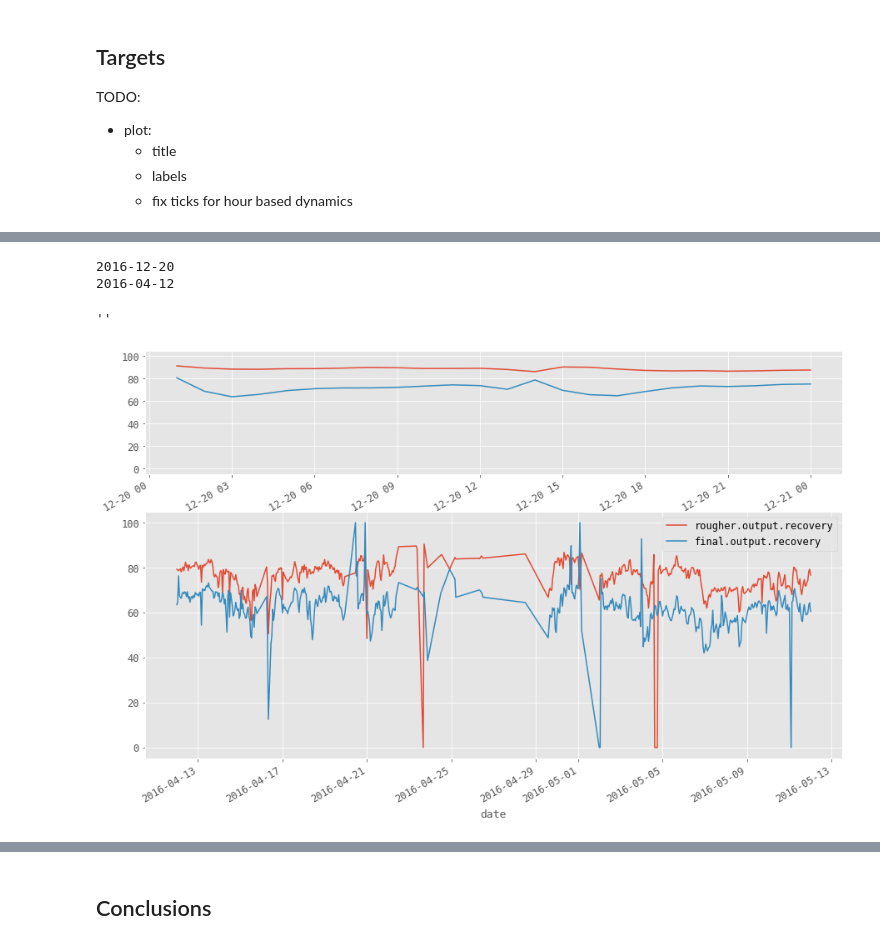
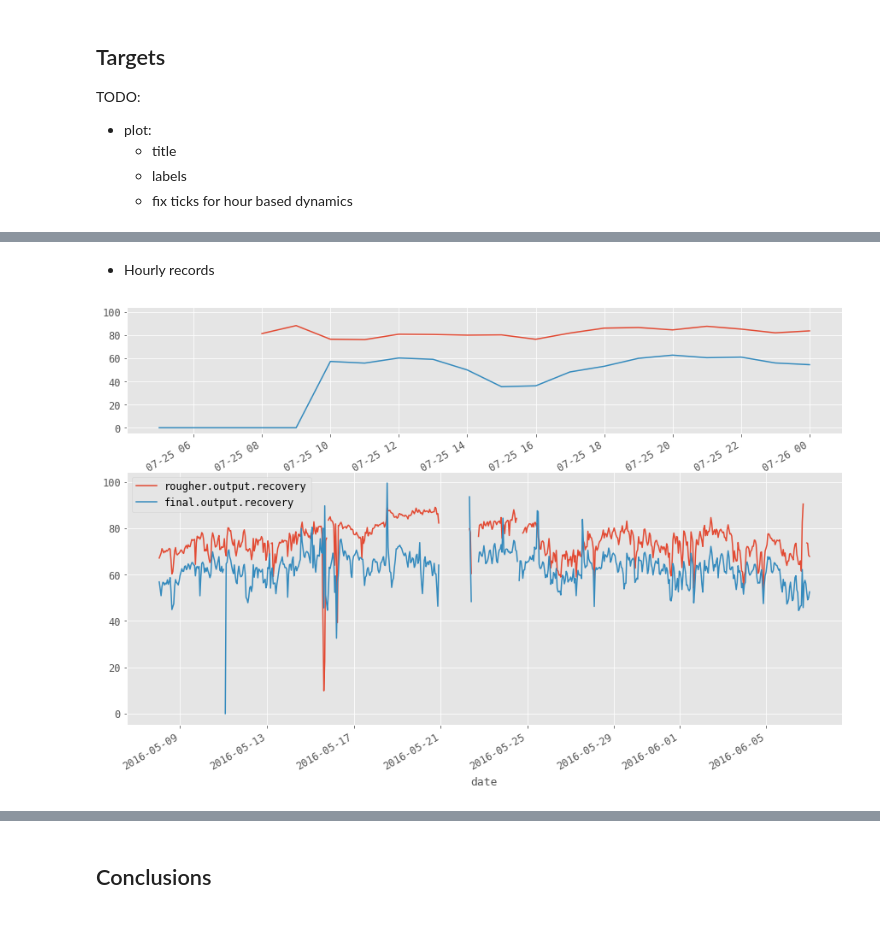
Before and after one commit to braudelan/ds-projects, a Jupyter notebook: optimize-gold-purification.ipynb, the cells around one changed output, grey strips where cells are left out. Drawn from its saved outputs; the diff is of its cells as text; code cells hidden in the pictures.

```diff
--- a/optimize-gold-purification.ipynb
+++ b/optimize-gold-purification.ipynb
@@ -198,8 +196,16 @@ See the caveats in the documentation: https://pandas.pydata.org/pandas-docs/stab
 def get_random_days(data, days=1, seed=None):
     index = data.index.to_series()
     random_start_date = index.sample().dt.date.values[0]
-    end_date = (
-        (random_start_date + pd.Timedelta(days, 'D'))
-    )
+    end_date = (random_start_date
+                + pd.Timedelta(days, 'D'))
+
     random_days = data.loc[random_start_date : end_date]
     return random_days
+# %%
+# select targets and date feature
+targets = recovery_full[['date'] + TARGETS]
+targets['date'] = pd.to_datetime(targets['date'])
+targets.set_index('date', inplace=True)
+
+# display first few observations
+targets.head()
@@ -206,39 +220,29 @@ def get_random_days(data, days=1, seed=None):
+# %% [markdown]
+* Hourly records
 # %%
 # group targets by date (daily mean)
-date = targets_dates.index.date
-targets_by_date = targets_dates.groupby(date).mean()
+date = targets.index.date
+targets_by_date = targets.groupby(date).mean()
 
 # randomly select a 24h interval to plot hourly values
-targets_random_24hours = get_random_days(targets_dates)
+targets_random_24hours = get_random_days(targets)
 
 # randomly select a 1 month interval to plot daily mean
-targets_random_month = get_random_days(targets_dates, days=30)
+targets_random_month = get_random_days(targets, days=30, seed=54321)
 
 # initialize figure
 fig, axes = plt.subplots(
     nrows=2,
     ncols=1,
     sharey=True,
     figsize=(15, 10),
     gridspec_kw={'height_ratios':[1,2]}
 )
 upper_ax = axes[0]
 lower_ax = axes[1]
 
 # plot targets by date and by hour
-targets_random_24hours.plot(ax=axes[0], legend=False)
-targets_random_month.plot(ax=axes[1], )
-
-# upper ax setup
-# --------------
-# x-ticks
-# upper_ax.xaxis.set_ticks(np.arange(1, 25))
-# y limits
-# upper_y_lim_upper_ax = upper_ax.get_ylim()[1]
-# upper_ax.set_ylim(60, 90)
-;
+targets_random_24hours.plot(ax=upper_ax, legend=False)
+targets_random_month.plot(ax=lower_ax);
 # %% [output]
-2016-12-20
-2016-04-12
-''
-[figure, old version]
+[figure, new version]
```
Also changed, not shown: parts of 30 cells of this notebook.
